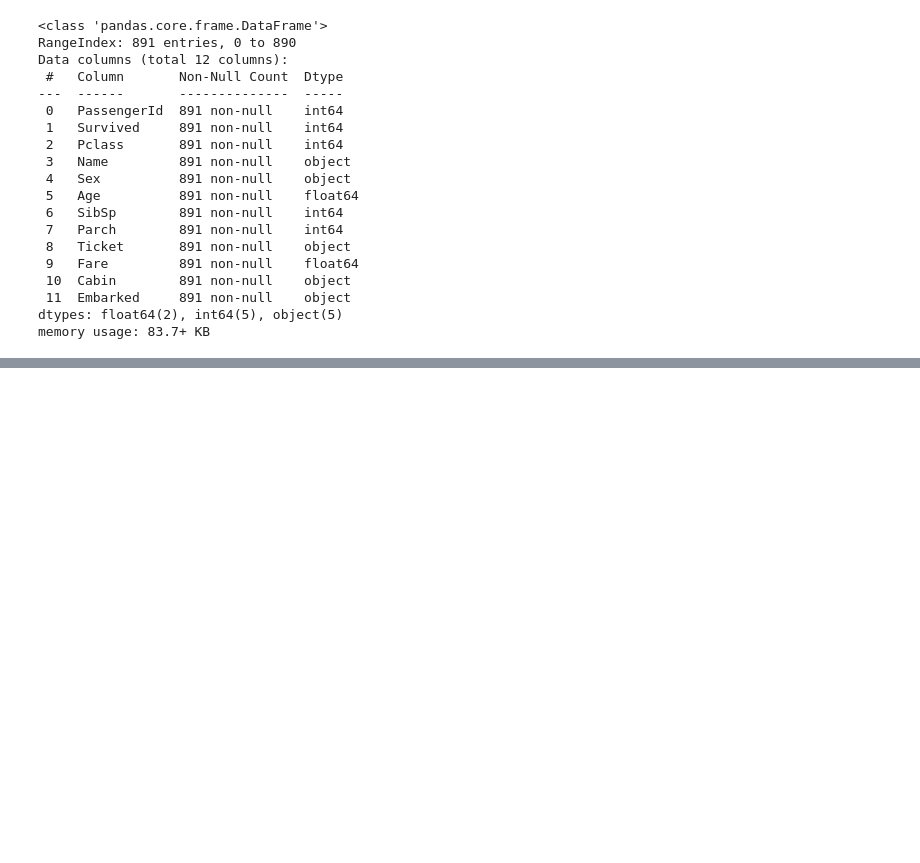
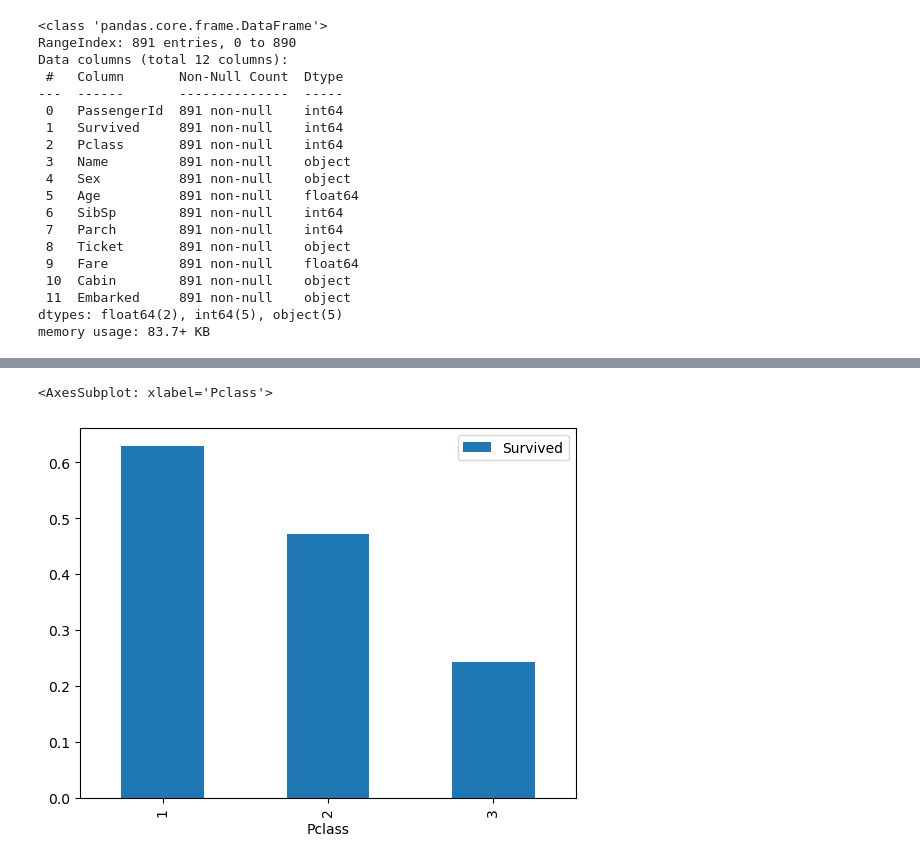
Before and after one commit to YulinCHEN-CS/Titanic, a Jupyter notebook: titanic_data.ipynb, the cells around one changed output, grey strips where cells are left out. Cells and saved outputs as stored; diff of their text form; code cells hidden in the pictures; blank space fills up the shorter version.

```diff
--- a/titanic_data.ipynb
+++ b/titanic_data.ipynb
@@ -116,0 +125,6 @@ memory usage: 83.7+ KB
+# %%
+# Check relationship between Pclass and Survived
+train_data[['Pclass', 'Survived']].groupby('Pclass').mean().plot.bar()
+# %% [output]
+<AxesSubplot: xlabel='Pclass'>
+[figure, added]
```
Also changed, not shown: parts of 10 cells of this notebook.
